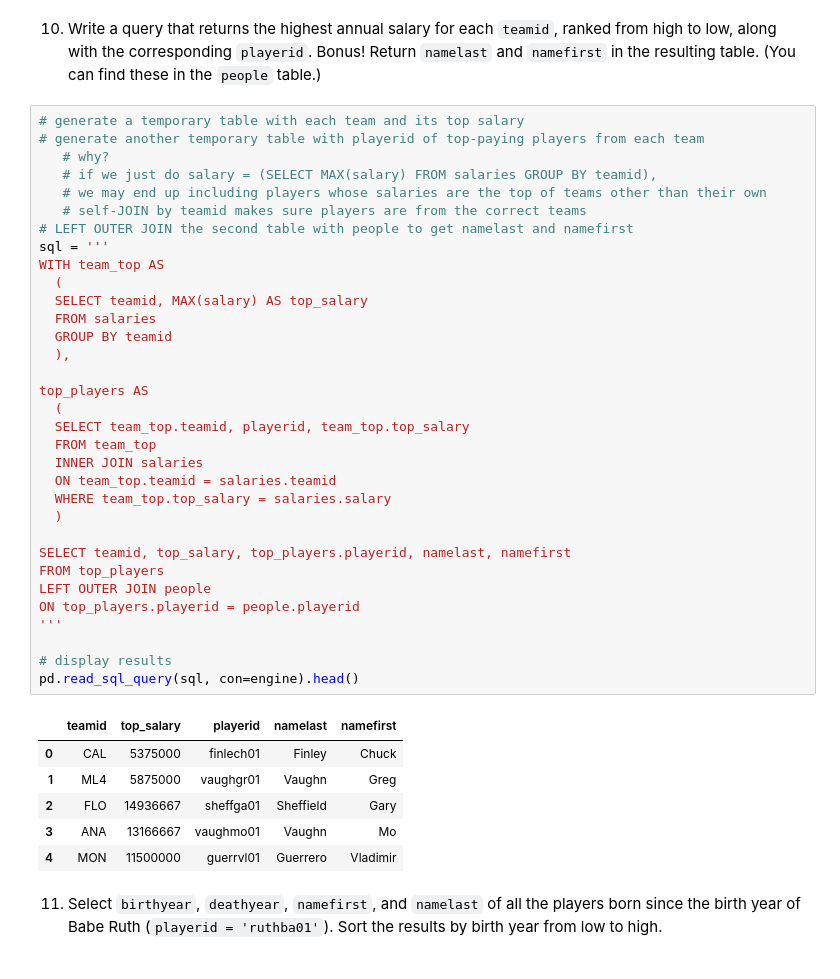
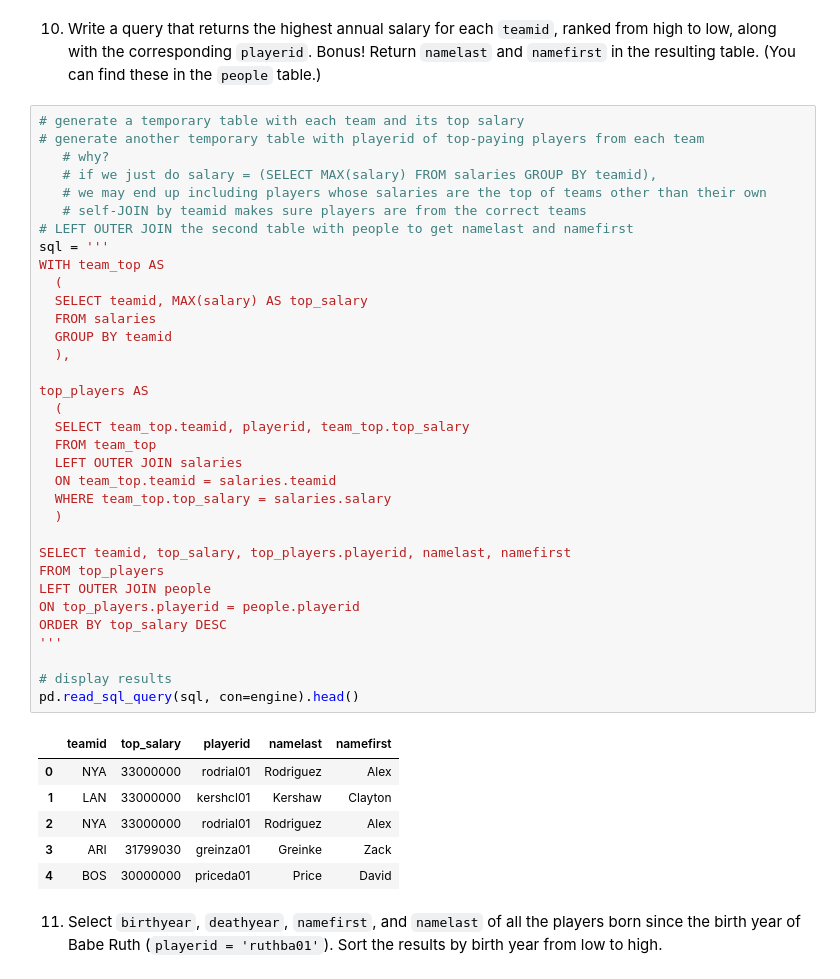
Before and after one commit to Yuan-Meng/sql_foundations, a Jupyter notebook: baseball.ipynb, the cells around one changed output. Cells and saved outputs as stored; diff of their text form.

```diff
--- a/baseball.ipynb
+++ b/baseball.ipynb
@@ -278,39 +319,40 @@ pd.read_sql_query(sql, con=engine).head()
    # if we just do salary = (SELECT MAX(salary) FROM salaries GROUP BY teamid),
    # we may end up including players whose salaries are the top of teams other than their own
    # self-JOIN by teamid makes sure players are from the correct teams
 # LEFT OUTER JOIN the second table with people to get namelast and namefirst
 sql = '''
 WITH team_top AS
   (
   SELECT teamid, MAX(salary) AS top_salary
   FROM salaries
   GROUP BY teamid
   ),
 
 top_players AS
   (
   SELECT team_top.teamid, playerid, team_top.top_salary
   FROM team_top
-  INNER JOIN salaries
+  LEFT OUTER JOIN salaries
   ON team_top.teamid = salaries.teamid
   WHERE team_top.top_salary = salaries.salary
   )
 
 SELECT teamid, top_salary, top_players.playerid, namelast, namefirst
 FROM top_players
 LEFT OUTER JOIN people
 ON top_players.playerid = people.playerid
+ORDER BY top_salary DESC
 '''
 
 # display results
 pd.read_sql_query(sql, con=engine).head()
 # %% [output]
 |  | teamid | top_salary | playerid | namelast | namefirst |
-| 0 | CAL | 5375000 | finlech01 | Finley | Chuck |
-| 1 | ML4 | 5875000 | vaughgr01 | Vaughn | Greg |
-| 2 | FLO | 14936667 | sheffga01 | Sheffield | Gary |
-| 3 | ANA | 13166667 | vaughmo01 | Vaughn | Mo |
-| 4 | MON | 11500000 | guerrvl01 | Guerrero | Vladimir |
+| 0 | NYA | 33000000 | rodrial01 | Rodriguez | Alex |
+| 1 | LAN | 33000000 | kershcl01 | Kershaw | Clayton |
+| 2 | NYA | 33000000 | rodrial01 | Rodriguez | Alex |
+| 3 | ARI | 31799030 | greinza01 | Greinke | Zack |
+| 4 | BOS | 30000000 | priceda01 | Price | David |
 # %% [markdown]
 11. Select `birthyear`, `deathyear`, `namefirst`, and `namelast` of all the players born since the birth year of Babe Ruth (`playerid = 'ruthba01'`). Sort the results by birth year from low to high.
 # %%
```
Also changed, not shown: parts of 10 cells of this notebook.
